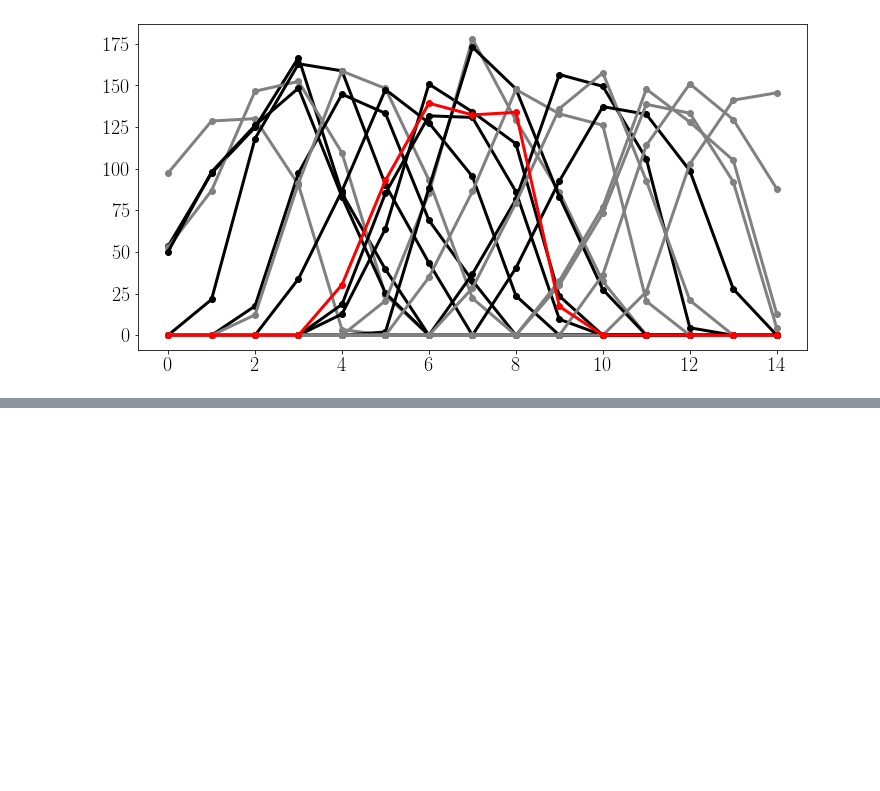
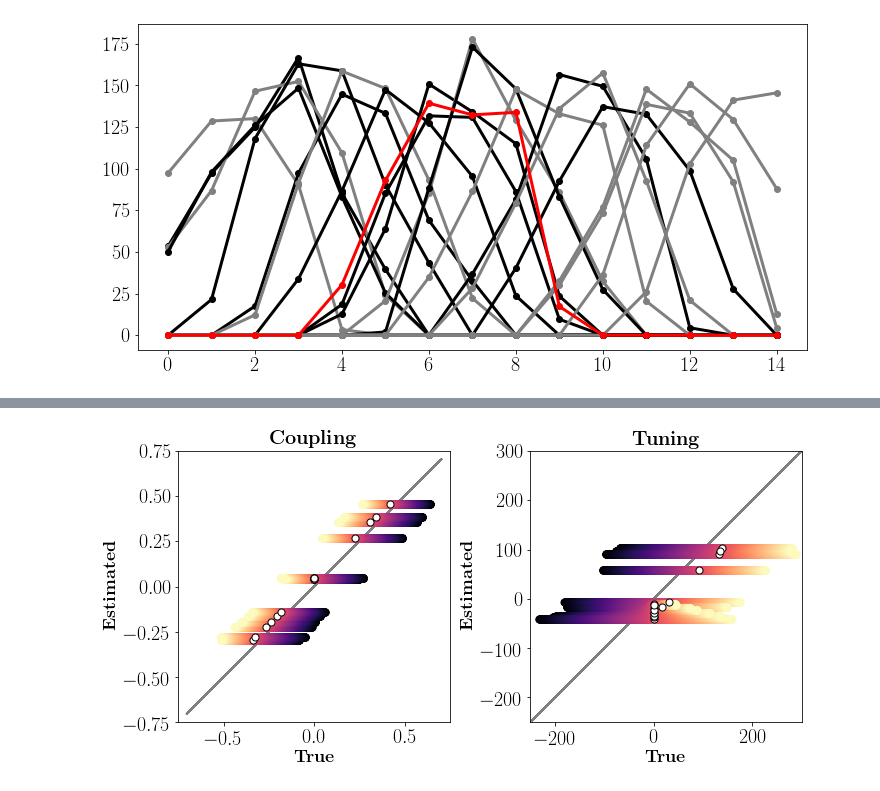
Before and after one commit to BouchardLab/neurobiases, a Jupyter notebook: notebooks/fits_vs_identifiability_transform.ipynb, the cells around one changed output, grey strips where cells are left out. Saved outputs shown, nothing was run; the diff lists cells and outputs as text; code cells hidden in the pictures; blank space fills up the shorter version.

```diff
--- a/notebooks/fits_vs_identifiability_transform.ipynb
+++ b/notebooks/fits_vs_identifiability_transform.ipynb
@@ -111,0 +165,35 @@ plt.show()
+# %%
+a_hat = np.mean(a_hats, axis=(0, 1))
+b_hat = np.mean(b_hats, axis=(0, 1))
+# %%
+fig, axes = plt.subplots(1, 2, figsize=(10, 5))
+
+for idx in range(n_deltas):
+    plot.plot_tc_fits(a_hat, a_trues[idx],
+                      b_hat, b_trues[idx],
+                      color=plot.get_cmap_color('magma', val=idx, min_val=0, max_val=n_deltas),
+                      edgecolor=None,
+                      fax=(fig, axes))
+
+plot.plot_tc_fits(a_hat, a_start,
+                  b_hat, b_start,
+                  color='white',
+                  edgecolor='black',
+                  fax=(fig, axes))
+
+for ax in axes:
+    ax.set_xlabel(r'\textbf{True}', fontsize=18)
+    ax.set_ylabel(r'\textbf{Estimated}', fontsize=18)
+
+axes[0].set_title(r'\textbf{Coupling}', fontsize=20)
+axes[1].set_title(r'\textbf{Tuning}', fontsize=20)
+
+axes[0].set_xlim([-0.75, 0.75])
+axes[0].set_ylim([-0.75, 0.75])
+axes[1].set_xlim([-250, 300])
+axes[1].set_ylim([-250, 300])
+plt.tight_layout()
+plt.savefig('fits_vs_identifiability_no_selection_scatter.pdf', bbox_inches='tight')
+plt.show()
+# %% [output]
+[figure, added]
```
Also changed, not shown: parts of 16 cells of this notebook.
